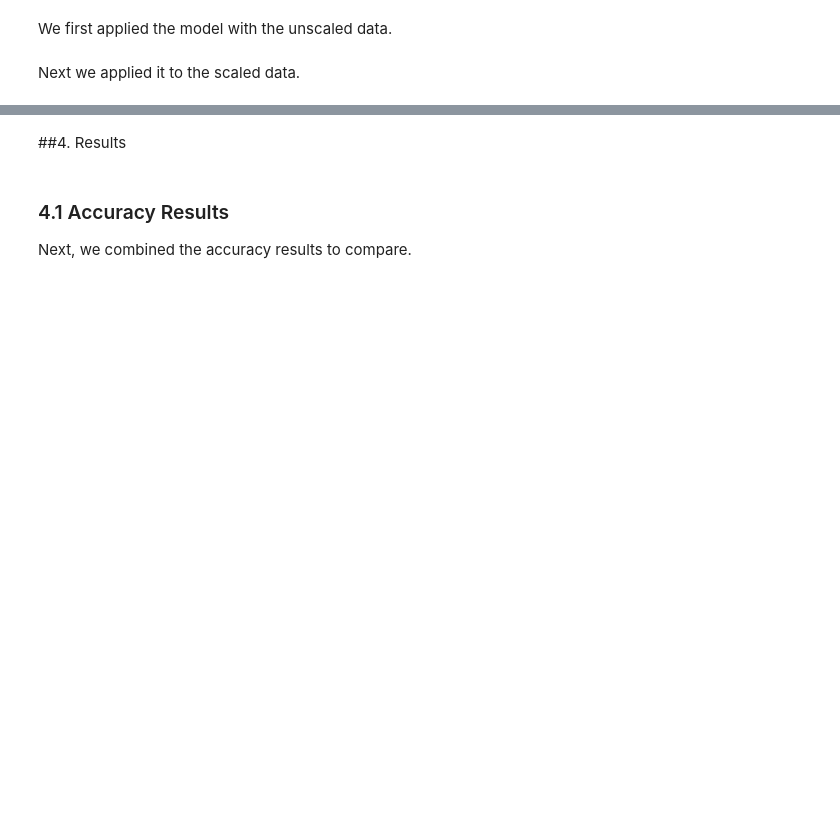
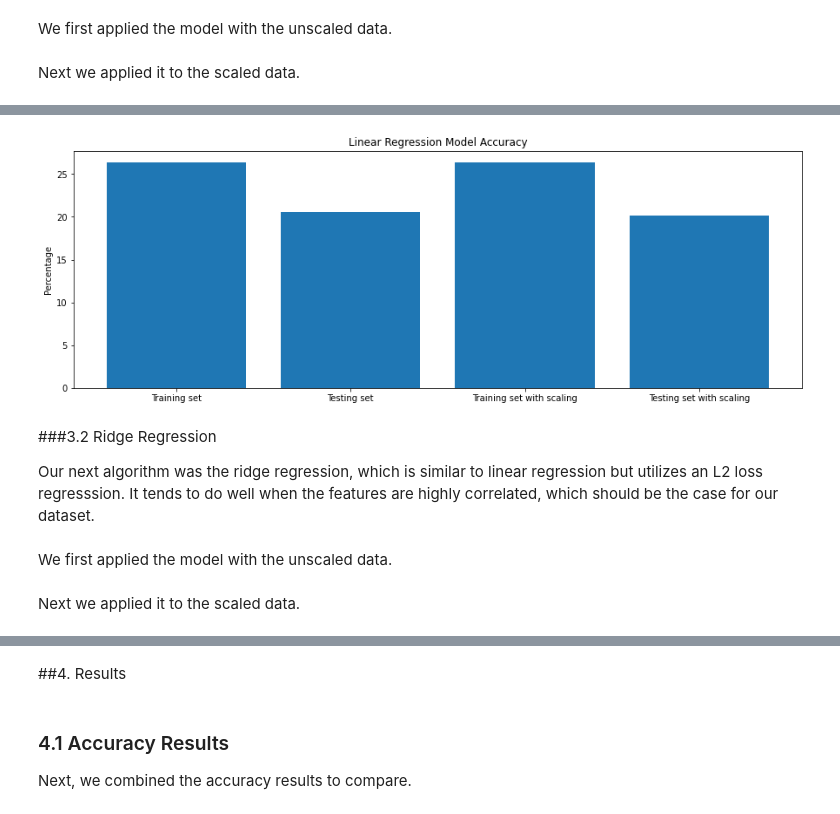
Before and after one commit to anthonyyoussef01/BasketballPointPrediction, a Jupyter notebook: DS4400_Project.ipynb, the cells around one changed output, grey strips where cells are left out. Drawn from its saved outputs; the diff is of its cells as text; code cells hidden in the pictures; blank space fills up the shorter version.

```diff
--- a/DS4400_Project.ipynb
+++ b/DS4400_Project.ipynb
@@ -137,5 +223,7 @@ X_train, X_test, y_train, y_test = train_test_split(features, target, random_sta
 We additionally realized that, since our data has some some features with very diffent ranges of values from others, scaling the data could help the accuracy of the model. As a result, we scaled the training and testing data using the preprocessing.scale method in Scikit-learn.
 # %%
 from sklearn import preprocessing
-X_train_scaled = preprocessing.scale(X_train)
-X_test_scaled = preprocessing.scale(X_test)
+min_max_scaler = preprocessing.MinMaxScaler()
+
+X_train_scaled = min_max_scaler.fit_transform(X_train)
+X_test_scaled = min_max_scaler.fit_transform(X_test)
@@ -339,12 +264,0 @@ from sklearn.metrics import accuracy_score
-# %%
-XGBmodel_scaled = XGBRegressor()
-XGBmodel_scaled.fit(X_train_scaled, y_train)
-
-XGB_train_pred = XGBmodel_scaled.predict(X_train_scaled)
-XGB_pred = XGBmodel_scaled.predict(X_test_scaled)
-
-XGB_train_pred = [round(value) for value in XGB_train_pred]
-XGB_pred = [round(value) for value in XGB_pred]
-
-XGB_train_accuracy = accuracy_score(y_train, XGB_train_pred)
-XGB_accuracy = accuracy_score(y_test, XGB_pred)
@@ -353,12 +264,0 @@ XGB_accuracy = accuracy_score(y_test, XGB_pred)
-# %%
-XGBmodel_selected = XGBRegressor()
-XGBmodel_selected.fit(X_train_selected, y_train)
-
-XGB_train_pred_selected = XGBmodel_selected.predict(X_train_selected)
-XGB_pred_selected = XGBmodel_selected.predict(X_test_selected)
-
-XGB_train_pred_selected = [round(value) for value in XGB_train_pred_selected]
-XGB_pred_selected = [round(value) for value in XGB_pred_selected]
-
-XGB_train_accuracy_selected = accuracy_score(y_train, XGB_train_pred_selected)
-XGB_accuracy_selected = accuracy_score(y_test, XGB_pred_selected)
@@ -382,0 +295,21 @@ XGBoost Accuracy:
+# %%
+import matplotlib.pyplot as plt
+
+xAxis = ["Training set", "Testing set",
+         "Training set with scaling",
+         "Testing set with scaling"]
+yAxis = [lin_train_accuracy*100, lin_test_accuracy*100,
+         lin_train_accuracy_scaled*100, lin_test_accuracy_scaled*100]
+
+plt.figure(figsize=(15, 5))
+plt.bar(xAxis,yAxis)
+plt.title('Linear Regression Model Accuracy')
+plt.ylabel('Percentage')
+
+plt.show()
+# %% [output]
+[figure, added]
+# %% [markdown]
+###3.2 Ridge Regression
+
+Our next algorithm was the ridge regression, which is similar to linear regression but utilizes an L2 loss regresssion. It tends to do well when the features are highly correlated, which should be the case for our dataset.
@@ -382,0 +318,2 @@ XGBoost Accuracy:
+# %% [markdown]
+We first applied the model with the unscaled data.
@@ -382,0 +335,2 @@ XGBoost Accuracy:
+# %% [markdown]
+Next we applied it to the scaled data.
```
Also changed, not shown: parts of 89 cells of this notebook.
